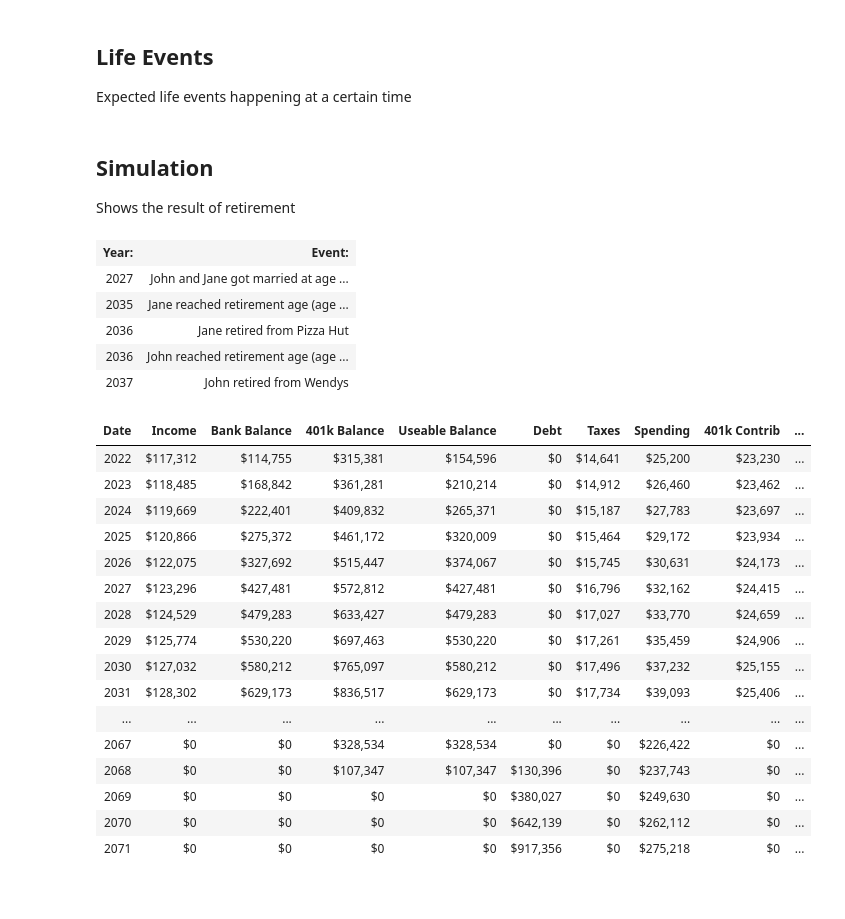
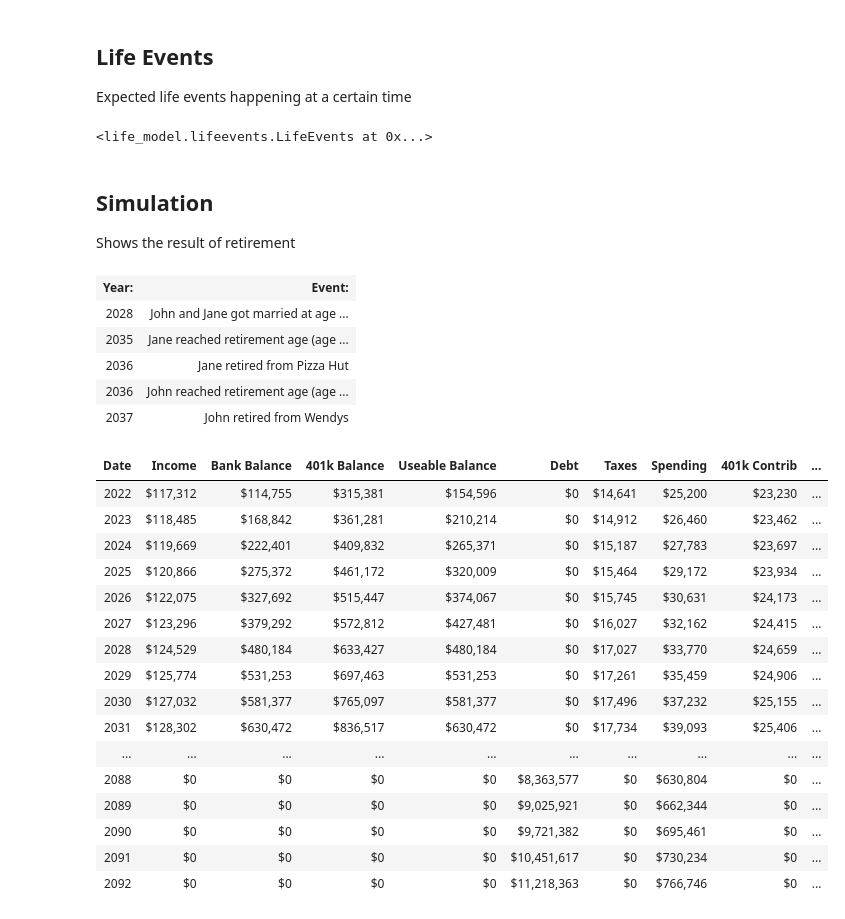
Before and after one commit to sw23/life-model, a Jupyter notebook: ExampleSimulation.ipynb, the cells around one changed output. Drawn from its saved outputs; the diff is of its cells as text; code cells hidden in the pictures.

```diff
--- a/ExampleSimulation.ipynb
+++ b/ExampleSimulation.ipynb
@@ -6,6 +6,12 @@ required minimum distributions, etc.
 
 The inputs are listed first, and projections are performed at the end. Review each
 section and update as needed as.
+# %%
+from life_model.simulation import Simulation
+
+simulation = Simulation(
+    end_year = 2092
+)
 # %% [markdown]
 ## People
 This section captures information about the people being studied
@@ -133,31 +139,28 @@ Job401kAccount(
 ## Life Events
 Expected life events happening at a certain time
 # %%
-from life_model.person import LifeEvent
+from life_model.lifeevents import LifeEvents, LifeEvent
 
-john.life_events = [
-    LifeEvent(50, john.get_married, jane)
-]
+LifeEvents(simulation, [
+    LifeEvent(john.get_year_at_age(50), "John and Jane get married", john.get_married, jane)
+])
+# %% [output]
+<life_model.lifeevents.LifeEvents at 0x...>
 # %% [markdown]
 ## Simulation
 Shows the result of retirement
 # %%
-from datetime import date
-
 time_data = []
-start_year = date.today().year
-years = range(start_year, start_year + 50)
-for year in years:
-    family.year = year
-    family.advance_year()
-    year_end_data = family.get_stats()
+for year in simulation.get_year_range():
+    simulation.advance_year()
+    year_end_data = simulation.get_stats()
     year_end_data['year'] = year
     time_data.append(year_end_data)
 
-family.event_log
+simulation.event_log
 # %% [output]
 | Year: | Event: |
-| 2027 | John and Jane got married at age ... |
+| 2028 | John and Jane got married at age ... |
 | 2035 | Jane reached retirement age (age ... |
 | 2036 | Jane retired from Pizza Hut |
 | 2036 | John reached retirement age (age ... |
@@ -166,48 +169,48 @@ family.event_log
 import pandas as pd
 
 df= pd.DataFrame({
-    'Date': years,
+    'Date': simulation.simulated_years,
     'Income': [x['stat_gross_income'] for x in time_data],
     'Bank Balance': [x['stat_bank_balance'] for x in time_data],
     '401k Balance': [x['stat_401k_balance'] for x in time_data],
     'Useable Balance': [x['stat_useable_balance'] for x in time_data],
     'Debt': [x['stat_debt'] for x in time_data],
     'Taxes': [x['stat_taxes_paid'] for x in time_data],
     'Spending': [x['stat_money_spent'] for x in time_data],
     '401k Contrib': [x['stat_retirement_contrib'] for x in time_data],
     '401k Match': [x['stat_retirement_match'] for x in time_data],
     'RMDs': [x['stat_required_min_distrib'] for x in time_data],
 })
 df.style.format(precision=0, na_rep='MISSING',
                 formatter={'Income': '${:,.0f}',
                            'Bank Balance': '${:,.0f}',
                            '401k Balance': '${:,.0f}',
                            'Useable Balance': '${:,.0f}',
                            'Debt': '${:,.0f}',
                            'Taxes': '${:,.0f}',
                            'Spending': '${:,.0f}',
                            '401k Contrib': '${:,.0f}',
                            '401k Match': '${:,.0f}',
                            'RMDs': '${:,.0f}',
                            }).hide_index()
 # %% [output]
 | Date | Income | Bank Balance | 401k Balance | Useable Balance | Debt | Taxes | Spending | 401k Contrib | ... |
 | 2022 | $117,312 | $114,755 | $315,381 | $154,596 | $0 | $14,641 | $25,200 | $23,230 | ... |
 | 2023 | $118,485 | $168,842 | $361,281 | $210,214 | $0 | $14,912 | $26,460 | $23,462 | ... |
 | 2024 | $119,669 | $222,401 | $409,832 | $265,371 | $0 | $15,187 | $27,783 | $23,697 | ... |
 | 2025 | $120,866 | $275,372 | $461,172 | $320,009 | $0 | $15,464 | $29,172 | $23,934 | ... |
 | 2026 | $122,075 | $327,692 | $515,447 | $374,067 | $0 | $15,745 | $30,631 | $24,173 | ... |
-| 2027 | $123,296 | $427,481 | $572,812 | $427,481 | $0 | $16,796 | $32,162 | $24,415 | ... |
-| 2028 | $124,529 | $479,283 | $633,427 | $479,283 | $0 | $17,027 | $33,770 | $24,659 | ... |
-| 2029 | $125,774 | $530,220 | $697,463 | $530,220 | $0 | $17,261 | $35,459 | $24,906 | ... |
-| 2030 | $127,032 | $580,212 | $765,097 | $580,212 | $0 | $17,496 | $37,232 | $25,155 | ... |
-| 2031 | $128,302 | $629,173 | $836,517 | $629,173 | $0 | $17,734 | $39,093 | $25,406 | ... |
+| 2027 | $123,296 | $379,292 | $572,812 | $427,481 | $0 | $16,027 | $32,162 | $24,415 | ... |
+| 2028 | $124,529 | $480,184 | $633,427 | $480,184 | $0 | $17,027 | $33,770 | $24,659 | ... |
+| 2029 | $125,774 | $531,253 | $697,463 | $531,253 | $0 | $17,261 | $35,459 | $24,906 | ... |
+| 2030 | $127,032 | $581,377 | $765,097 | $581,377 | $0 | $17,496 | $37,232 | $25,155 | ... |
+| 2031 | $128,302 | $630,472 | $836,517 | $630,472 | $0 | $17,734 | $39,093 | $25,406 | ... |
 | ... | ... | ... | ... | ... | ... | ... | ... | ... | ... |
-| 2067 | $0 | $0 | $328,534 | $328,534 | $0 | $0 | $226,422 | $0 | ... |
-| 2068 | $0 | $0 | $107,347 | $107,347 | $130,396 | $0 | $237,743 | $0 | ... |
-| 2069 | $0 | $0 | $0 | $0 | $380,027 | $0 | $249,630 | $0 | ... |
-| 2070 | $0 | $0 | $0 | $0 | $642,139 | $0 | $262,112 | $0 | ... |
-| 2071 | $0 | $0 | $0 | $0 | $917,356 | $0 | $275,218 | $0 | ... |
+| 2088 | $0 | $0 | $0 | $0 | $8,363,577 | $0 | $630,804 | $0 | ... |
+| 2089 | $0 | $0 | $0 | $0 | $9,025,921 | $0 | $662,344 | $0 | ... |
+| 2090 | $0 | $0 | $0 | $0 | $9,721,382 | $0 | $695,461 | $0 | ... |
+| 2091 | $0 | $0 | $0 | $0 | $10,451,617 | $0 | $730,234 | $0 | ... |
+| 2092 | $0 | $0 | $0 | $0 | $11,218,363 | $0 | $766,746 | $0 | ... |
 # %%
 df_total = pd.DataFrame({
     'Dates': ['Total'],
```
Also changed, not shown: parts of 3 cells of this notebook, 8 other files.
